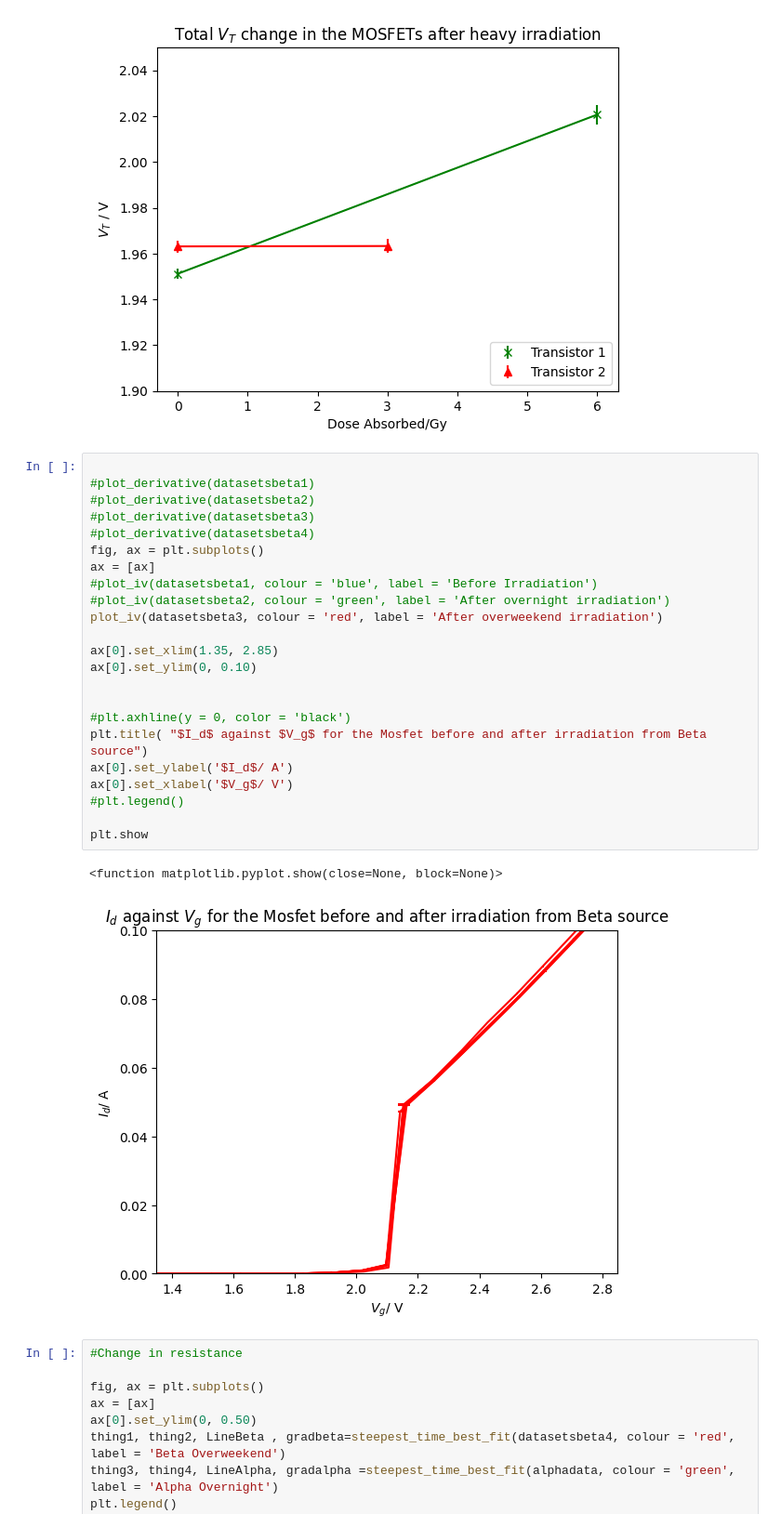
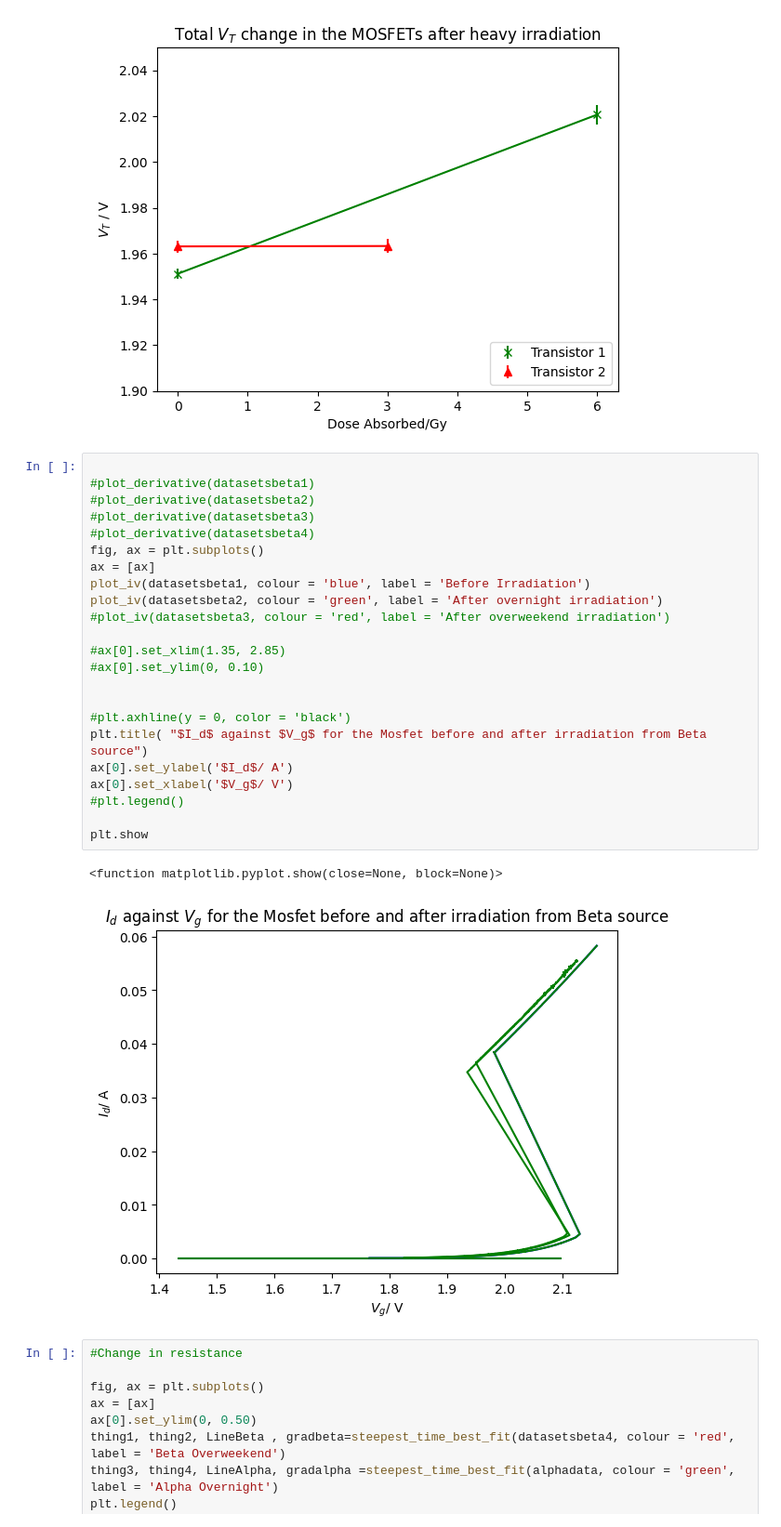
Before and after one commit to fhirstplace/Python-Labs-EDOS, a Jupyter notebook: xml graph maker (all).ipynb, the cells around one changed output. Shown at 93% size. Cells and saved outputs as stored; diff of their text form.

```diff
--- a/xml graph maker (all).ipynb
+++ b/xml graph maker (all).ipynb
@@ -397,29 +449,29 @@ Steepest Line Threshold voltage:  1.963317791666669 +/- 0.0030169141542566343
 # %%
 
 #plot_derivative(datasetsbeta1)
 #plot_derivative(datasetsbeta2)
 #plot_derivative(datasetsbeta3)
 #plot_derivative(datasetsbeta4)
 fig, ax = plt.subplots()
 ax = [ax]
-#plot_iv(datasetsbeta1, colour = 'blue', label = 'Before Irradiation')
-#plot_iv(datasetsbeta2, colour = 'green', label = 'After overnight irradiation')
-plot_iv(datasetsbeta3, colour = 'red', label = 'After overweekend irradiation')
+plot_iv(datasetsbeta1, colour = 'blue', label = 'Before Irradiation')
+plot_iv(datasetsbeta2, colour = 'green', label = 'After overnight irradiation')
+#plot_iv(datasetsbeta3, colour = 'red', label = 'After overweekend irradiation')
 
-ax[0].set_xlim(1.35, 2.85)
-ax[0].set_ylim(0, 0.10)
+#ax[0].set_xlim(1.35, 2.85)
+#ax[0].set_ylim(0, 0.10)
 
 
 #plt.axhline(y = 0, color = 'black')
 plt.title( "$I_d$ against $V_g$ for the Mosfet before and after irradiation from Beta source")
 ax[0].set_ylabel('$I_d$/ A')
 ax[0].set_xlabel('$V_g$/ V')
 #plt.legend()
 
 plt.show
 # %% [output]
 <function matplotlib.pyplot.show(close=None, block=None)>
-[figure, old version]
+[figure, new version]
 # %%
 #Change in resistance
 
```
Also changed, not shown: parts of 13 cells of this notebook, 1 other file.
